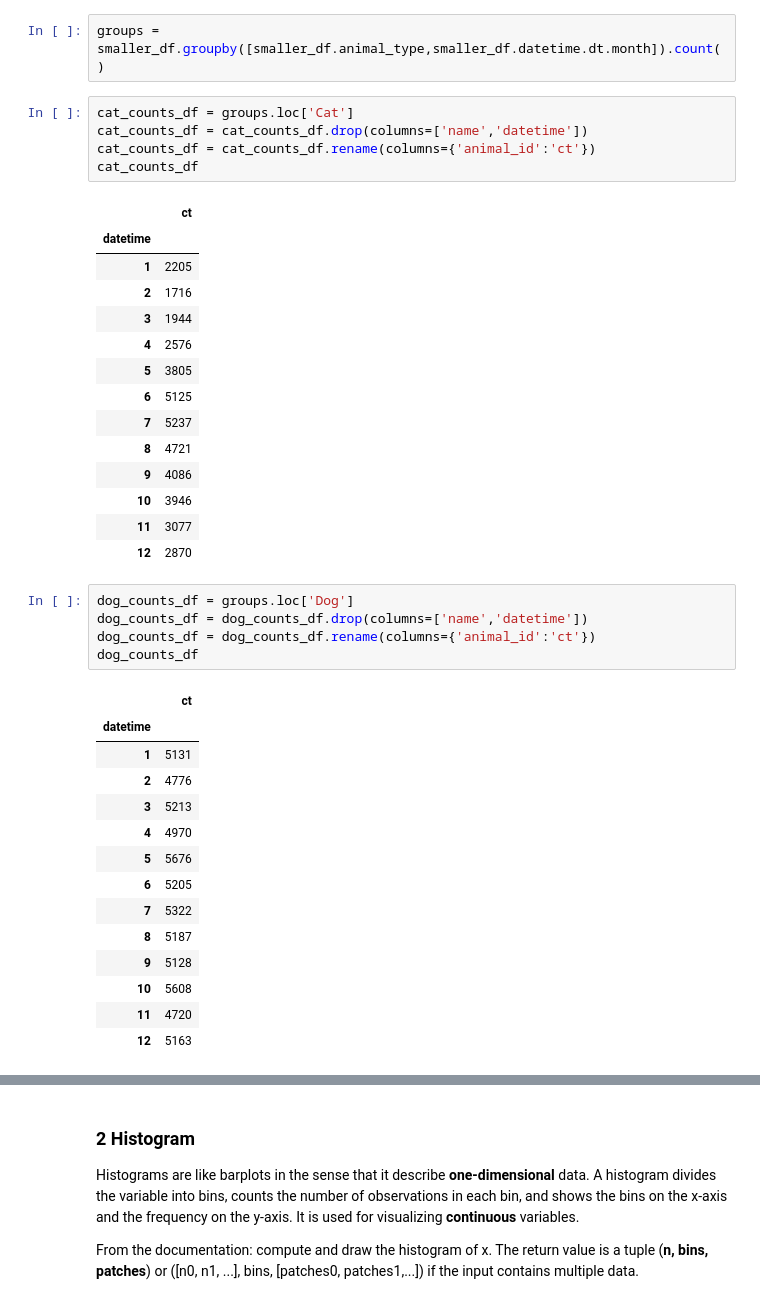
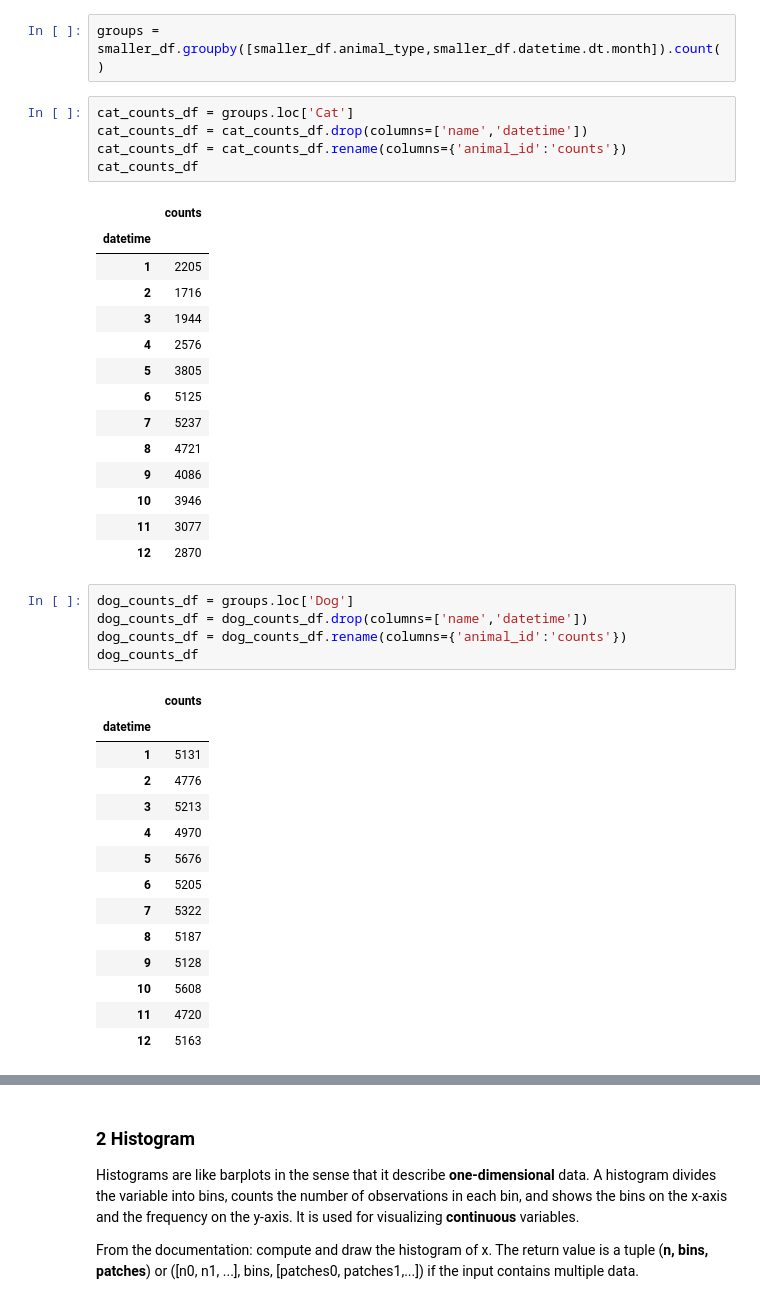
Before and after one commit to climatebrad/dc-ds-100719, a Jupyter notebook: module-1/week-2/day-3-matplotlib/matplotlib-intro-brad.ipynb, the cells around one changed output, grey strips where cells are left out. Cells and saved outputs as stored; diff of their text form.

```diff
--- a/module-1/week-2/day-3-matplotlib/matplotlib-intro-brad.ipynb
+++ b/module-1/week-2/day-3-matplotlib/matplotlib-intro-brad.ipynb
@@ -399,10 +399,10 @@ groups = smaller_df.groupby([smaller_df.animal_type,smaller_df.datetime.dt.month
 # %%
 cat_counts_df = groups.loc['Cat']
 cat_counts_df = cat_counts_df.drop(columns=['name','datetime'])
-cat_counts_df = cat_counts_df.rename(columns={'animal_id':'ct'})
+cat_counts_df = cat_counts_df.rename(columns={'animal_id':'counts'})
 cat_counts_df
 # %% [output]
-|  | ct |
+|  | counts |
 | datetime |  |
 | 1 | 2205 |
 | 2 | 1716 |
@@ -419,10 +419,10 @@ cat_counts_df
 # %%
 dog_counts_df = groups.loc['Dog']
 dog_counts_df = dog_counts_df.drop(columns=['name','datetime'])
-dog_counts_df = dog_counts_df.rename(columns={'animal_id':'ct'})
+dog_counts_df = dog_counts_df.rename(columns={'animal_id':'counts'})
 dog_counts_df
 # %% [output]
-|  | ct |
+|  | counts |
 | datetime |  |
 | 1 | 5131 |
 | 2 | 4776 |
```
Also changed, not shown: parts of 3 cells of this notebook.
